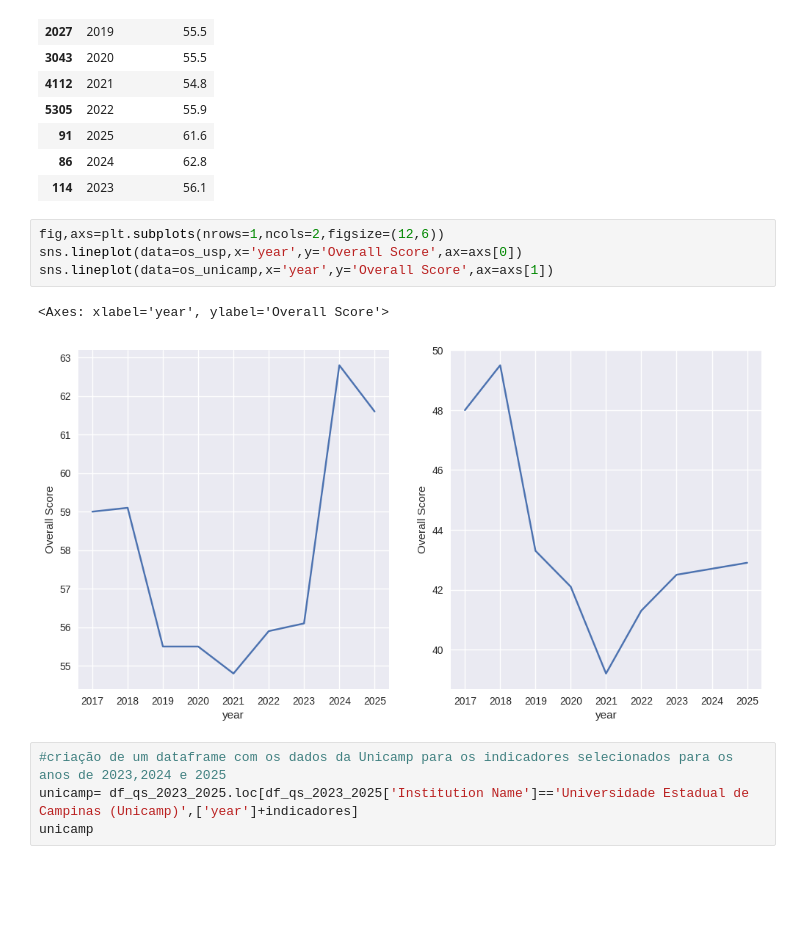
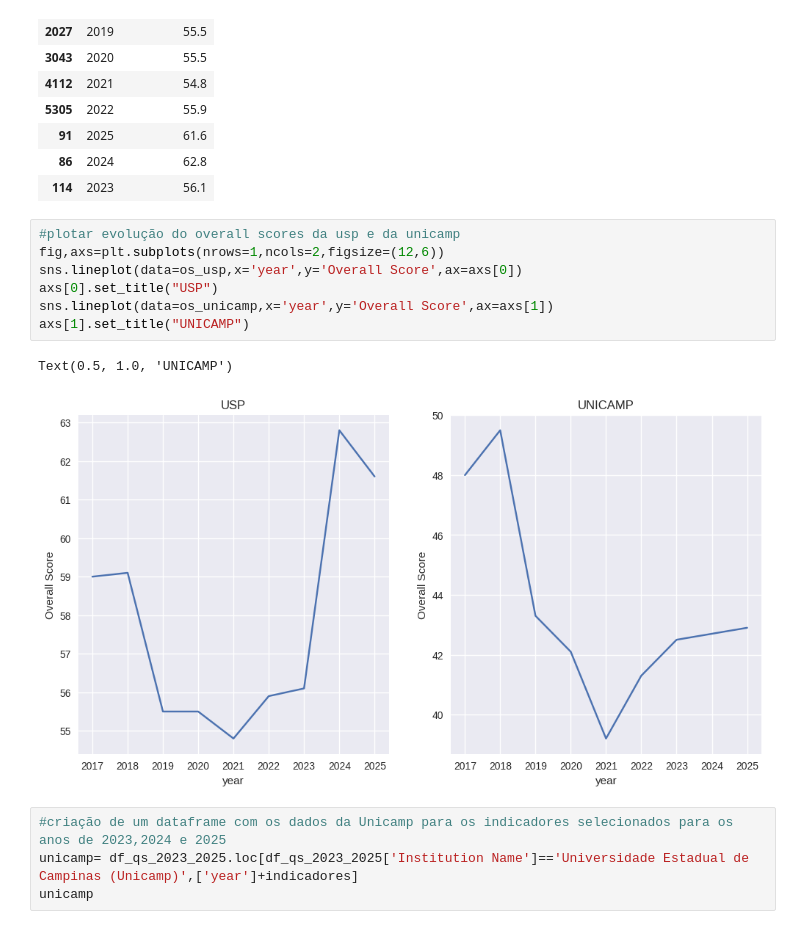
Before and after one commit to RodolfoPCruz/education_analysis, a Jupyter notebook: QS Ranking/QS Ranking.ipynb, the cells around one changed output. Saved outputs shown, nothing was run; the diff lists cells and outputs as text; blank space fills up the shorter version.

```diff
--- a/QS Ranking/QS Ranking.ipynb
+++ b/QS Ranking/QS Ranking.ipynb
@@ -1363,12 +1364,15 @@ os_usp
 | 86 | 2024 | 62.8 |
 | 114 | 2023 | 56.1 |
 # %%
+#plotar evolução do overall scores da usp e da unicamp
 fig,axs=plt.subplots(nrows=1,ncols=2,figsize=(12,6))
 sns.lineplot(data=os_usp,x='year',y='Overall Score',ax=axs[0])
+axs[0].set_title("USP")
 sns.lineplot(data=os_unicamp,x='year',y='Overall Score',ax=axs[1])
+axs[1].set_title("UNICAMP")
 # %% [output]
-<Axes: xlabel='year', ylabel='Overall Score'>
+Text(0.5, 1.0, 'UNICAMP')
-[figure, old version]
+[figure, new version]
 # %%
 #criação de um dataframe com os dados da Unicamp para os indicadores selecionados para os anos de 2023,2024 e 2025
 unicamp= df_qs_2023_2025.loc[df_qs_2023_2025['Institution Name']=='Universidade Estadual de Campinas (Unicamp)',['year']+indicadores]
```
Also changed, not shown: parts of 46 cells of this notebook.
